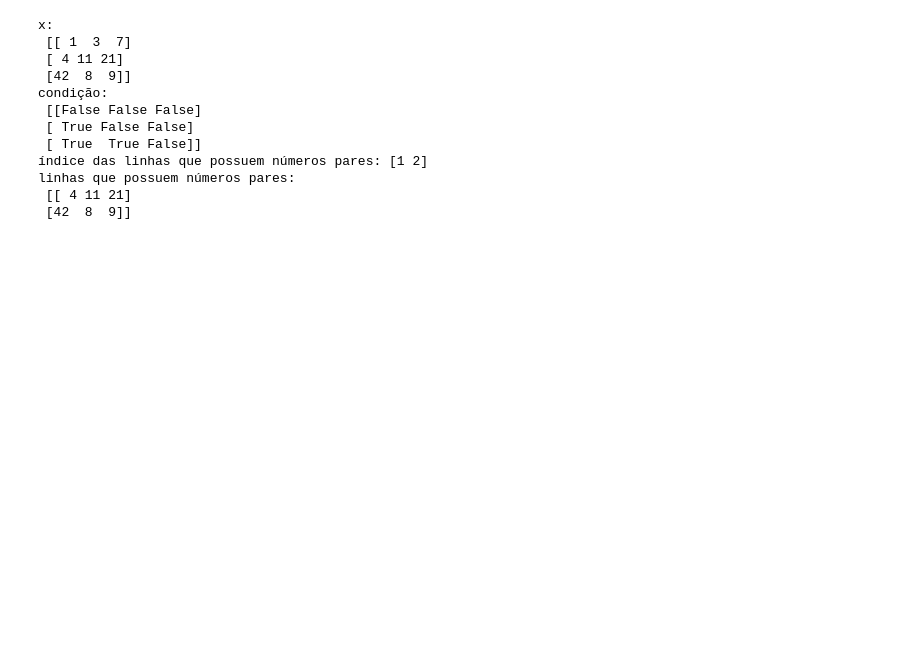
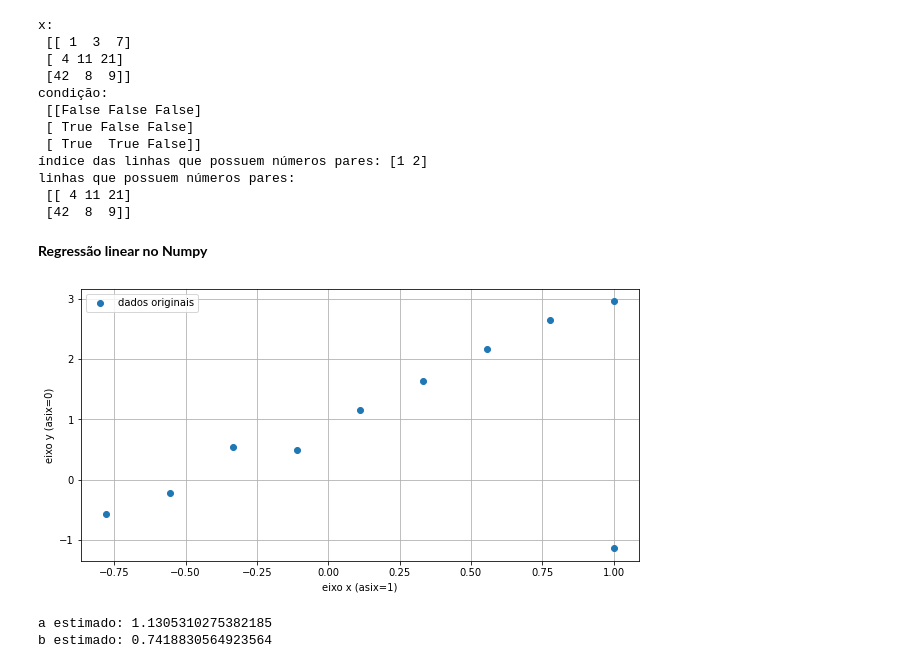
Before and after one commit to wallaceleonardo/bootcamp-IGTI-Desenvolvedor_Python, a Jupyter notebook: Numpy.ipynb, the cells around one changed output. Cells and saved outputs as stored; diff of their text form; code cells hidden in the pictures; blank space fills up the shorter version.

```diff
--- a/Numpy.ipynb
+++ b/Numpy.ipynb
@@ -106,3 +106,5 @@ condição:
 linhas que possuem números pares:
  [[ 4 11 21]
  [42  8  9]]
+# %% [markdown]
+**Regressão linear no Numpy**
@@ -108,0 +114,39 @@ linhas que possuem números pares:
+# %%
+# dataset
+x = [1., -0.77777778, -0.55555556, -0.33333333, -0.11111111,
+     0.11111111, 0.33333333, 0.55555556, 0.77777778, 1.]
+y = [-1.13956201, -0.57177999, -0.21697033, 0.5425699, 0.49406657,
+     1.14972239, 1.64228553, 2.1749824, 2.64773614, 2.95684202]
+# %%
+# plot do dataset
+plt.figure(figsize=(10, 5))
+# plt.plot(x, y, label='dados originais')
+plt.plot(x, y, 'o', label='dados originais')
+plt.legend()
+plt.xlabel("eixo x (asix=1)")
+plt.ylabel("eixo y (asix=0)")
+plt.grid()
+plt.show()
+# %% [output]
+[figure, added]
+# %%
+"""
+Iremos estimar uma função do tipo: y = a*x + b
+ou seja, devemos achar quais os valores de a e b
+que melhor representa os dados.
+
+Os valores reais de a e b são: (a, b): 2, 1
+"""
+# transformando para numpy e vetor coluna
+x, y = np.array(x).reshape(-1, 1), np.array(y).reshape(-1, 1)
+
+# adicionando bias: para estimar o termo b
+X = np.hstack((x, np.ones(x.shape)))
+
+# estimando a e b
+beta = np.linalg.pinv(X).dot(y)
+print("a estimado:", beta[0][0])
+print("b estimado:", beta[1][0])
+# %% [output]
+a estimado: 1.1305310275382185
+b estimado: 0.7418830564923564
```
Also changed, not shown: parts of 2 cells of this notebook.
